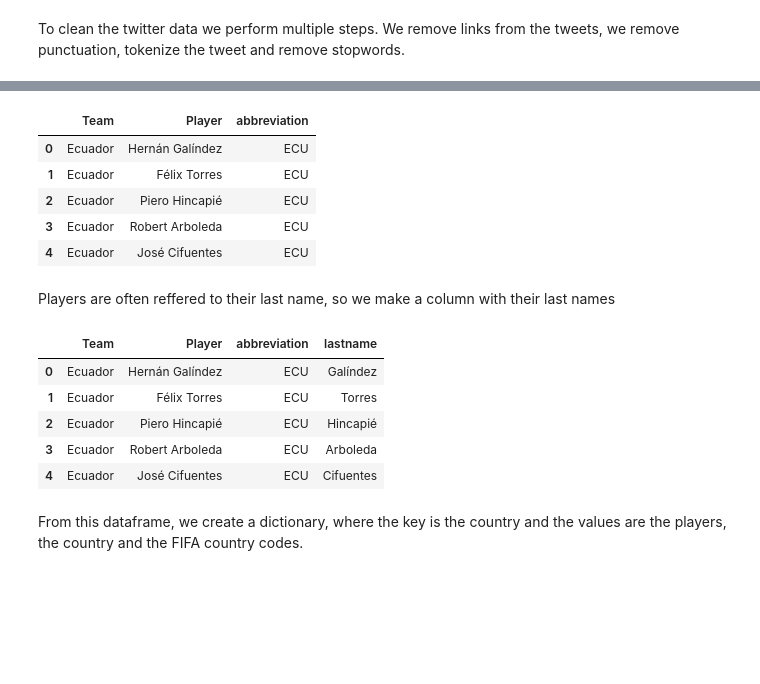
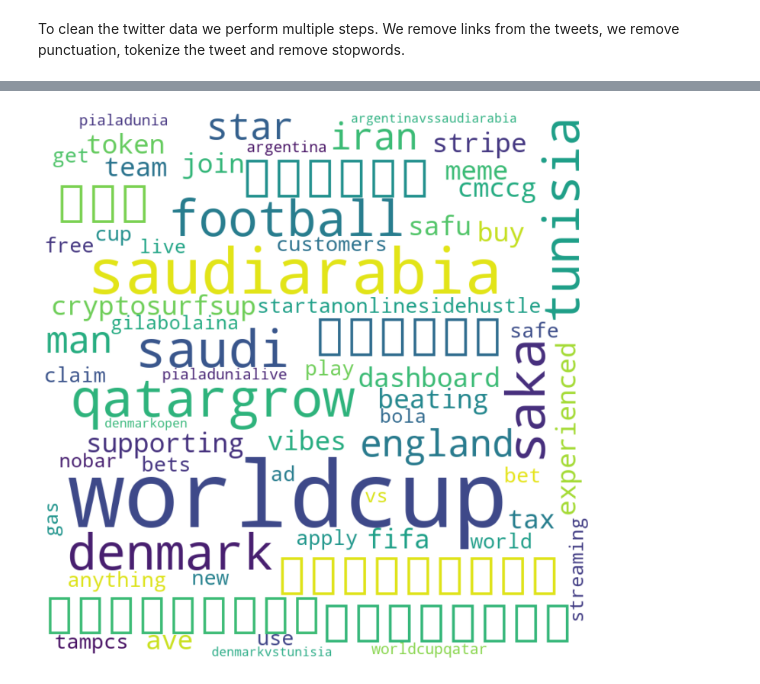
Before and after one commit to dewispooren/socialweb_finalproject, a Jupyter notebook: Final_Project.ipynb, the cells around one changed output, grey strips where cells are left out. Saved outputs shown, nothing was run; the diff lists cells and outputs as text; code cells hidden in the pictures; blank space fills up the shorter version.

```diff
--- a/Final_Project.ipynb
+++ b/Final_Project.ipynb
@@ -50,0 +100,8 @@ print(len(twitter_data))
+# %%
+import numpy as np
+
+#Puerto Rico is part of the USA, but for simplicity we only use the states.
+df.drop(df.loc[df['Last']=='Puerto Rico'].index, inplace=True)
+
+#We change philadelphia into the state it belongs to
+df.loc[df["Last"] == 'Philadelphia', "Last"] = 'PA'
@@ -50,0 +148,12 @@ print(len(twitter_data))
+# %%
+clean_dict = {
+    "Downtown Springfield": "MO",
+    "Washington Square Park": "NY",
+    "Fountains of Bellagio": "NV"}
+
+for i, row in df.iterrows():
+    value = row['Last']
+    if pd.isnull(value) and row.First != "McDonald's":
+        df.at[i, 'Last'] = clean_dict[row.First]
+    if pd.isnull(value) and row.First == "McDonald's":
+        df.drop(i, inplace=True)
@@ -77,7 +214,7 @@ def remove_stopwords(tweet):
 import re
 cleaned_tweets = []
 for tweet in twitter_data[:5]:
-    tweet = remove_stopwords(tokenization(remove_punct(remove_link(tweet))))
+    tweet = remove_stopwords(tokenization(remove_punct(remove_link(tweet.lower()))))
     tweet = list(filter(None, tweet))
     cleaned_tweets.append(tweet)
 
@@ -97,26 +223,0 @@ To create a database of keywords, we would like to use a dataset of all players
-# %%
-import pandas as pd
-import sqlite3
-df_team_players = pd.read_excel('db_team_players.xlsx')
-df_team_players[:5]
-# %% [output]
-|  | Team | Player | abbreviation |
-| 0 | Ecuador | Hernán Galíndez | ECU |
-| 1 | Ecuador | Félix Torres | ECU |
-| 2 | Ecuador | Piero Hincapié | ECU |
-| 3 | Ecuador | Robert Arboleda | ECU |
-| 4 | Ecuador | José Cifuentes | ECU |
-# %% [markdown]
-Players are often reffered to their last name, so we make a column with their last names
-# %%
-df_team_players['lastname'] = df_team_players['Player'].str.split().str[-1]
-df_team_players[:5]
-# %% [output]
-|  | Team | Player | abbreviation | lastname |
-| 0 | Ecuador | Hernán Galíndez | ECU | Galíndez |
-| 1 | Ecuador | Félix Torres | ECU | Torres |
-| 2 | Ecuador | Piero Hincapié | ECU | Hincapié |
-| 3 | Ecuador | Robert Arboleda | ECU | Arboleda |
-| 4 | Ecuador | José Cifuentes | ECU | Cifuentes |
-# %% [markdown]
-From this dataframe, we create a dictionary, where the key is the country and the values are the players, the country and the FIFA country codes.
@@ -137,0 +224,25 @@ dic_keywords = dict(zip(teams, keywords_per_country))
+# %%
+import matplotlib.pyplot as plt
+from collections import Counter
+from wordcloud import WordCloud, STOPWORDS
+
+total = Counter()
+for i in cleaned_tweets[0:]:
+        total.update(i)
+
+
+dict(total)
+
+wordcloud = WordCloud(width = 800, height = 800,
+                background_color ='white',
+                min_font_size = 10).generate_from_frequencies(total)
+
+# plot the WordCloud image
+plt.figure(figsize = (15, 10), facecolor = None)
+plt.imshow(wordcloud,interpolation='bilinear')
+plt.axis("off")
+plt.tight_layout(pad = 0)
+
+plt.show()
+# %% [output]
+[figure, added]
```
Also changed, not shown: parts of 33 cells of this notebook, 2 other files.
